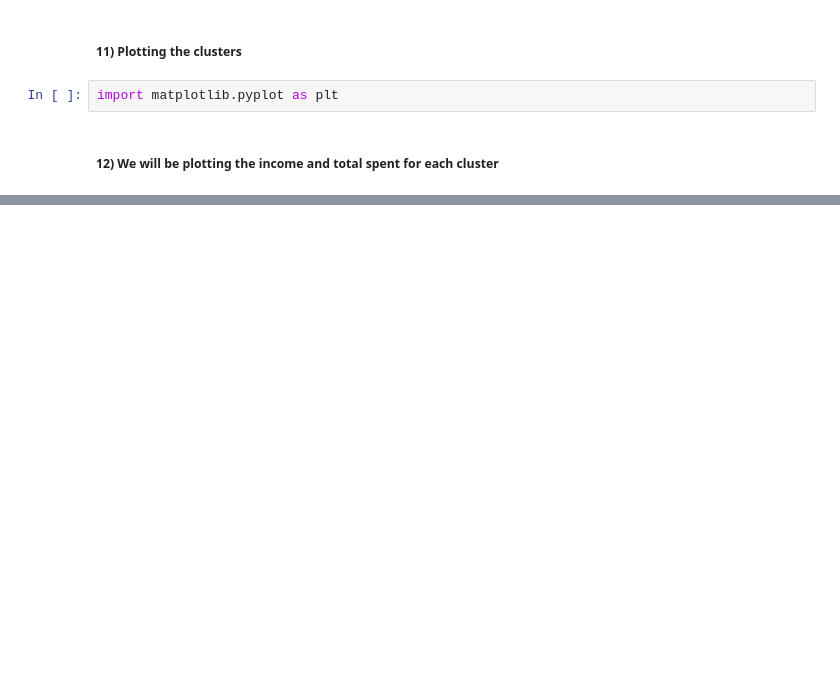
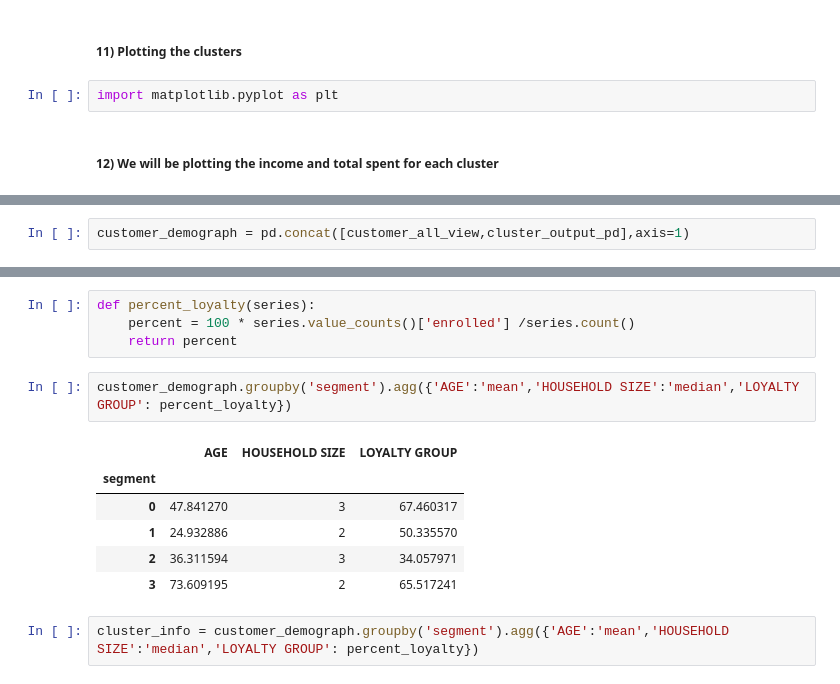
Before and after one commit to okeks/Machine-Learning-Clustering, a Jupyter notebook: Retailer X Machine Learning Clustering .ipynb, the cells around one changed output, grey strips where cells are left out. Saved outputs shown, nothing was run; the diff lists cells and outputs as text; blank space fills up the shorter version.

```diff
--- a/Retailer X Machine Learning Clustering .ipynb
+++ b/Retailer X Machine Learning Clustering .ipynb
@@ -860,0 +882,2 @@ plt.show()
+# %%
+customer_demograph = pd.concat([customer_all_view,cluster_output_pd],axis=1)
@@ -860,0 +900,15 @@ plt.show()
+# %%
+def percent_loyalty(series):
+    percent = 100 * series.value_counts()['enrolled'] /series.count()
+    return percent
+# %%
+customer_demograph.groupby('segment').agg({'AGE':'mean','HOUSEHOLD SIZE':'median','LOYALTY GROUP': percent_loyalty})
+# %% [output]
+|  | AGE | HOUSEHOLD SIZE | LOYALTY GROUP |
+| segment |  |  |  |
+| 0 | 47.841270 | 3 | 67.460317 |
+| 1 | 24.932886 | 2 | 50.335570 |
+| 2 | 36.311594 | 3 | 34.057971 |
+| 3 | 73.609195 | 2 | 65.517241 |
+# %%
+cluster_info = customer_demograph.groupby('segment').agg({'AGE':'mean','HOUSEHOLD SIZE':'median','LOYALTY GROUP': percent_loyalty})
```
Also changed, not shown: parts of 16 cells of this notebook.
